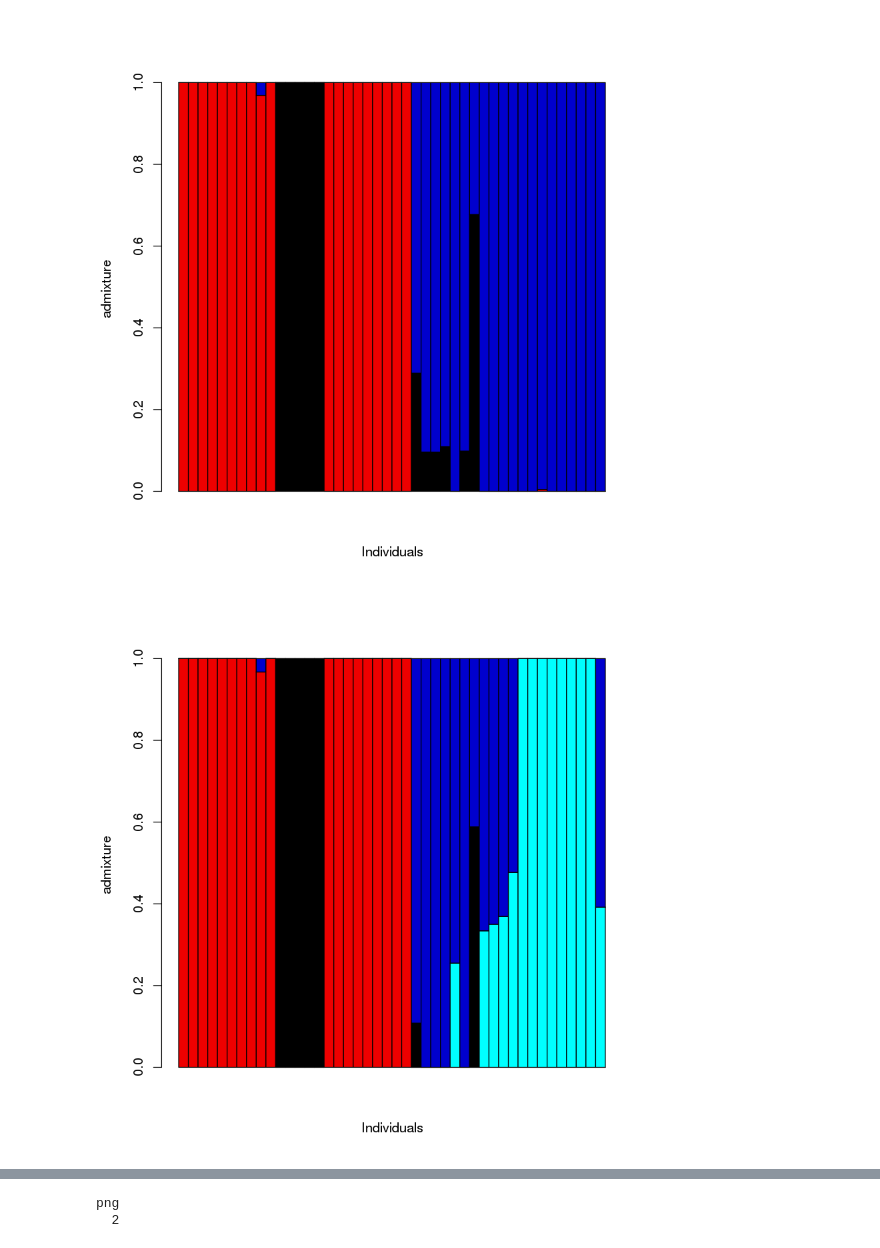
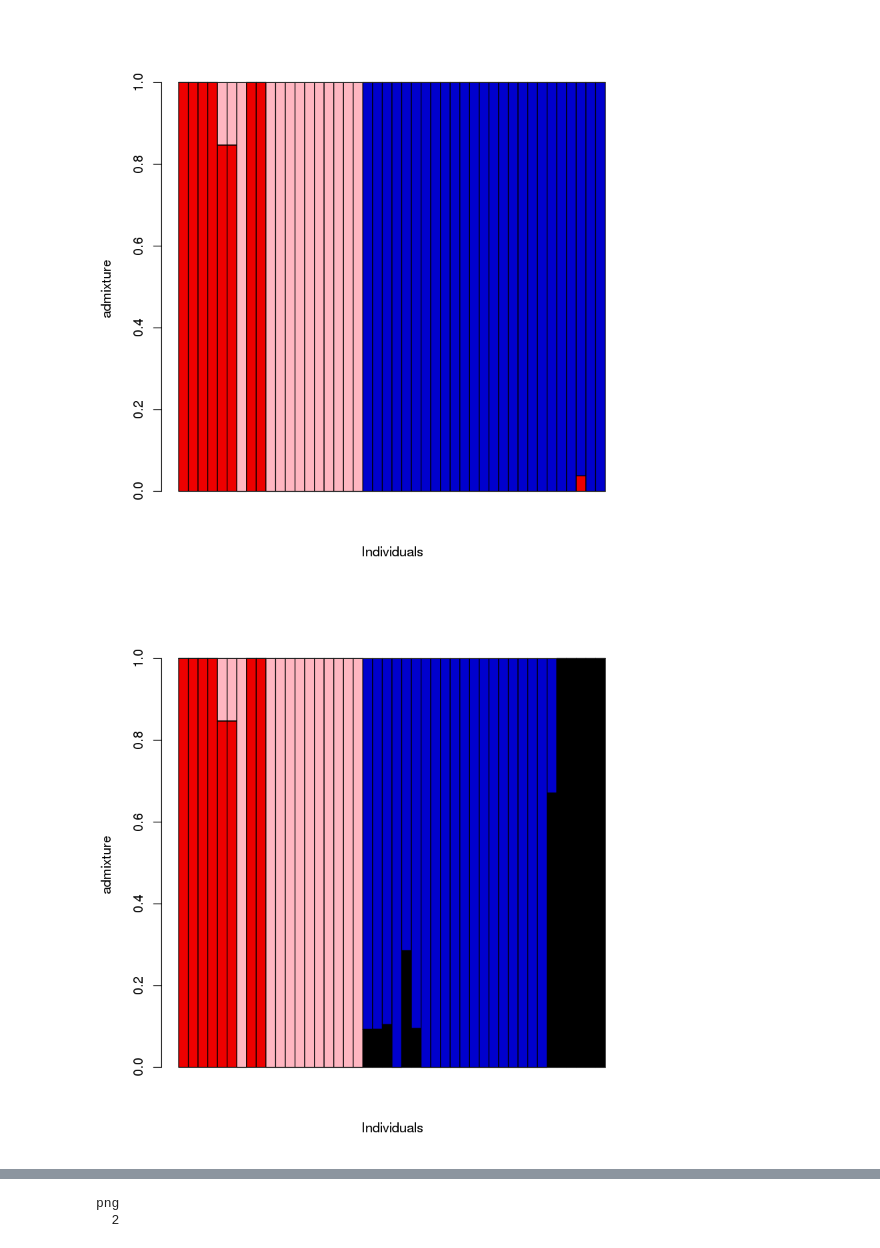
Before and after one commit to MaevaTecher/varroa-host-jump, a Jupyter notebook: notebooks/ngsadmix-combined.ipynb, the cells around one changed output, grey strips where cells are left out. Drawn from its saved outputs; the diff is of its cells as text; code cells hidden in the pictures.

```diff
--- a/notebooks/ngsadmix-combined.ipynb
+++ b/notebooks/ngsadmix-combined.ipynb
@@ -15,11 +15,11 @@ barplot(admix2, col=c("red2", "blue3"),space=0,border= TRUE,xlab="Individuals",y
 # %%
-admix3 <-t(as.matrix(read.table("combined_3sorthand.txt")))
-barplot(admix3, col=c("black", "red2", "blue3"),space=0,border=TRUE,xlab="Individuals",ylab="admixture")
+admix3 <-t(as.matrix(read.table("all44_3.txt")))
+barplot(admix3, col=c("red2", "blue3", "lightpink"),space=0,border=TRUE,xlab="Individuals",ylab="admixture")
 # %% [output]
-[figure, old version]
+[figure, new version]
 # %%
-admix4 <-t(as.matrix(read.table("combined_4sorthand.txt")))
-barplot(admix4, col=c("red2", "cyan", "black", "blue3"),space=0,border=TRUE,xlab="Individuals",ylab="admixture")
+admix4 <-t(as.matrix(read.table("all44_4.txt")))
+barplot(admix4, col=c("red2", "black", "lightpink", "blue3"),space=0,border=TRUE,xlab="Individuals",ylab="admixture")
 # %% [output]
-[figure, old version]
+[figure, new version]
 # %%
```
Also changed, not shown: parts of 6 cells of this notebook, 2 other files.
